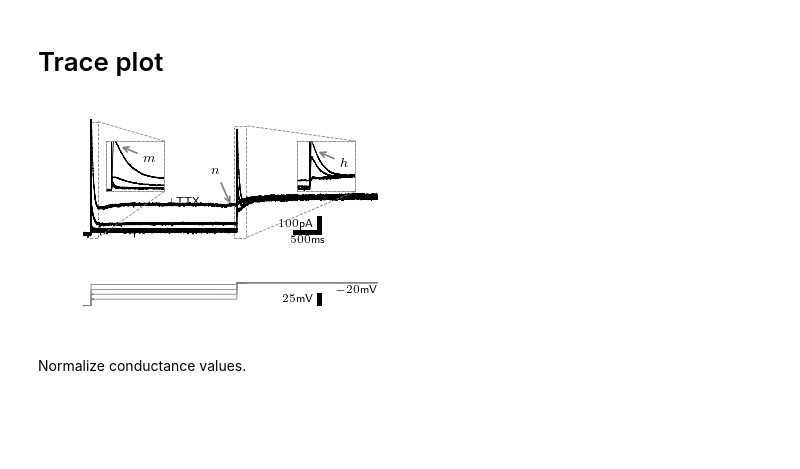
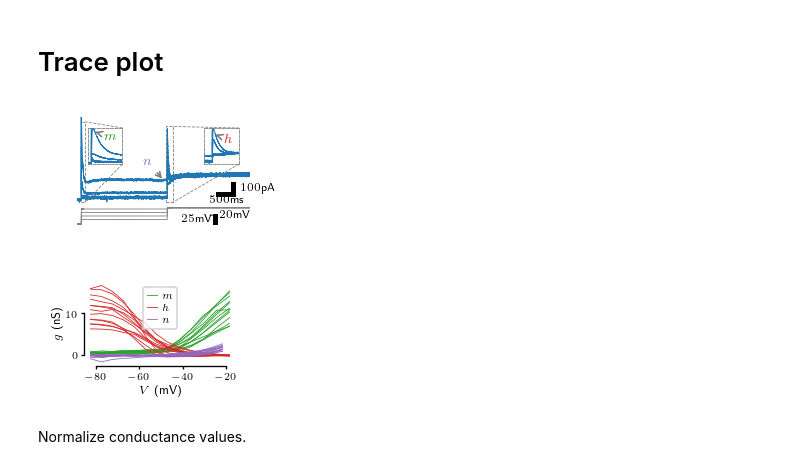
Before and after one commit to nauralcodinglab/raphegif, a Jupyter notebook: figs/scripts/writeup/ser_gating.ipynb, the cells around one changed output. Saved outputs shown, nothing was run; the diff lists cells and outputs as text; code cells hidden in the pictures; blank space fills up the shorter version.

Commit message:
Ser gating curves for publication and add colorscheme.py

```diff
--- a/figs/scripts/writeup/ser_gating.ipynb
+++ b/figs/scripts/writeup/ser_gating.ipynb
@@ -58,82 +60,111 @@ beautiful_gating_1.set_dt(0.1)
 # %% [markdown]
 # Trace plot
 # %%
-spec_trace = gs.GridSpec(2, 1, height_ratios=[1, 0.2])
+spec_trace = gs.GridSpec(2, 1, height_ratios=[1, 0.2], hspace=0, left=0.05, bottom=0.05, right=0.9, top=0.95)
 
-plt.figure(figsize=(3, 2))
+plt.figure(figsize=(1.7, 1))
 
 act_ax = plt.subplot(spec_trace[0, :])
 Kslow_xlim = (2450, 8500)
 plt.plot(
     beautiful_gating_1.t_mat[0, :, -2::-3],
-    beautiful_gating_1[0, :, -2::-3], 'k-',
-    linewidth = 0.5
+    beautiful_gating_1[0, :, -2::-3], '-',
+    linewidth = 0.5, color=colors['ser']
 )
-plt.text(4500, 200, '+TTX', ha = 'center', va = 'center', size = 'small')
 plt.annotate(
     '$n$', (5500, 170),
-    xytext = (-10, 20), textcoords = 'offset points', ha = 'center',
-    arrowprops = {'arrowstyle': '->'}
+    xytext = (-10, 10), textcoords = 'offset points', ha = 'center',
+    arrowprops = {'arrowstyle': '->'},
+    color=colors['n']
 )
 plt.xlim(Kslow_xlim)
-plt.ylim(-100, 800)
+plt.ylim(-100, 850)
 pltools.add_scalebar(
-    'ms', 'pA', anchor = (0.8, 0.1),
-    x_label_space = -0.02, y_size = 100, x_size = 500, bar_space = 0
+    'ms', 'pA', anchor = (0.9, 0.15),
+    x_label_space = -0.02, y_label_space=-0.05, y_size = 100, x_size = 500, bar_space = 0
 )
 
-act_ins = inset_axes(act_ax, '20%', '40%', loc = 'upper left', borderpad = 2)
+act_ins = inset_axes(act_ax, '20%', '40%', loc = 'upper left', borderpad = 1.1)
 act_ins.plot(
     beautiful_gating_1.t_mat[0, :, -2::-3],
-    beautiful_gating_1[0, :, -2::-3], 'k-',
-    linewidth = 0.5
+    beautiful_gating_1[0, :, -2::-3], '-',
+    linewidth = 0.5, color=colors['ser']
 )
 plt.annotate(
     '$m$', (2625, 705),
-    xytext = (15, -10), textcoords = 'offset points',
-    arrowprops = {'arrowstyle': '->'}
+    xytext = (5, -5), textcoords = 'offset points',
+    arrowprops = {'arrowstyle': '->'},
+    color=colors['m']
 )
 dashedBorder(act_ins)
 #pltools.add_scalebar(y_units = 'pA', x_units = 'ms', remove_frame = False, ax = act_ins)
 pltools.hide_ticks()
 plt.xlim(2590, 2750)
-plt.ylim(-50, 780)
+plt.ylim(-50, 800)
 mark_inset(act_ax, act_ins, loc1 = 1, loc2 = 4, ls = '--', color = 'gray', lw = 0.5)
 
-inact_ins = inset_axes(act_ax, '20%', '40%', loc = 'upper right', borderpad = 2)
+inact_ins = inset_axes(act_ax, '20%', '40%', loc = 'upper right', borderpad = 1.1)
 inact_ins.plot(
     beautiful_gating_1.t_mat[0, :, -3::-3],
-    beautiful_gating_1[0, :, -3::-3], 'k-',
-    linewidth = 0.5
+    beautiful_gating_1[0, :, -3::-3], '-',
+    linewidth = 0.5, color=colors['ser']
 )
 plt.annotate(
     '$h$', (5630, 600),
-    xytext = (15, -10), textcoords = 'offset points',
-    arrowprops = {'arrowstyle': '->'}
+    xytext = (5, -5), textcoords = 'offset points',
+    arrowprops = {'arrowstyle': '->'},
+    color=colors['h']
 )
 dashedBorder(inact_ins)
 #pltools.add_scalebar(y_units = 'pA', x_units = 'ms', remove_frame = False, ax = inact_ins)
 pltools.hide_ticks()
 plt.xlim(5550, 5800)
 plt.ylim(-50, 750)
 mark_inset(act_ax, inact_ins, loc1 = 1, loc2 = 4, ls = '--', color = 'gray', lw = 0.5)
 
 plt.subplot(spec_trace[1, :])
 plt.plot(
     beautiful_gating_1.t_mat[1, :, -2::-3],
     beautiful_gating_1[1, :, -2::-3], '-',
     color = 'gray', linewidth = 0.5
 )
 plt.xlim(Kslow_xlim)
 plt.text(Kslow_xlim[1], -22, '$-20$mV', ha = 'right', va = 'top', size = 'small')
 pltools.add_scalebar(y_units = 'mV', omit_x = True, anchor = (0.8, 0.1))
 
 plt.tight_layout()
 
 if IMG_PATH is not None:
     plt.savefig(os.path.join(IMG_PATH, 'ser_gating_experiment.png'))
+    plt.savefig(os.path.join(IMG_PATH, 'ser_gating_experiment.svg'))
 # %% [output]
-[figure, old version]
+[figure, new version]
+# %%
+plt.figure(figsize=(1.7, 1))
+
+plt.subplot(111)
+plt.plot(pdata['peakact'][1, :, 0], pdata['peakact'][0, :, 0], color=colors['m'], label='$m$')
+plt.plot(pdata['peakact'][1, :, 1:], pdata['peakact'][0, :, 1:], color=colors['m'])
+
+plt.plot(pdata['peakinact'][1, :, 0], pdata['peakinact'][0, :, 0], color=colors['h'], label='$h$')
+plt.plot(pdata['peakinact'][1, :, 1:], pdata['peakinact'][0, :, 1:], color=colors['h'])
+
+plt.plot(pdata['ss'][1, :, 0], pdata['ss'][0, :, 0], color=colors['n'], label='$n$')
+plt.plot(pdata['ss'][1, :, 1:], pdata['ss'][0, :, 1:], color=colors['n'])
+
+plt.ylabel('$g$ (nS)')
+plt.xlabel('$V$ (mV)')
+
+plt.legend(loc='upper center')
+pltools.hide_border('tr', trim=True)
+
+plt.subplots_adjust(left=0.2, bottom=0.25, top=0.95, right=0.95)
+
+if IMG_PATH is not None:
+    plt.savefig(os.path.join(IMG_PATH, 'ser_unnormalized_gating_curves.png'))
+    plt.savefig(os.path.join(IMG_PATH, 'ser_unnormalized_gating_curves.svg'))
+# %% [output]
+[figure, added]
 # %% [markdown]
 Normalize conductance values.
 # %%
```
Also changed, not shown: parts of 3 cells of this notebook, 1 other file.
